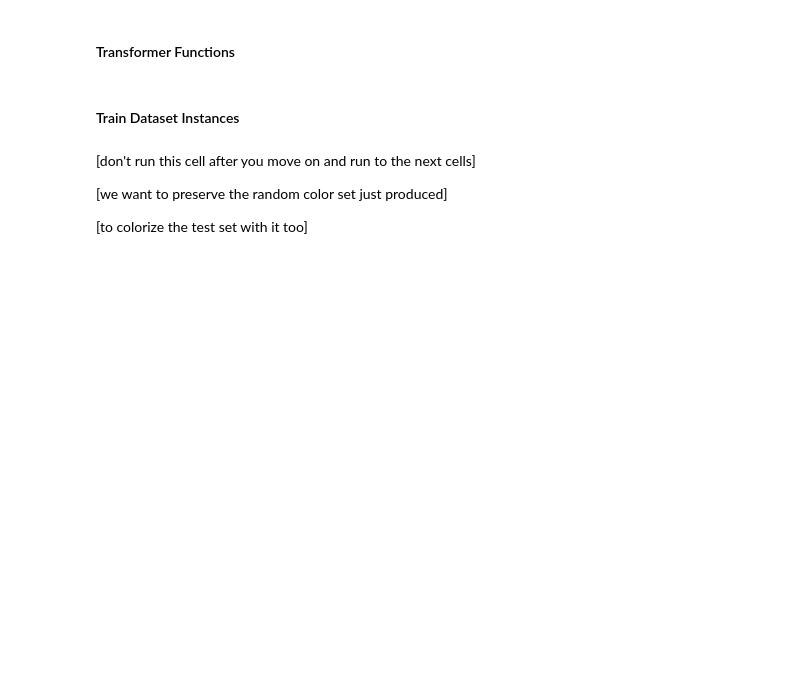
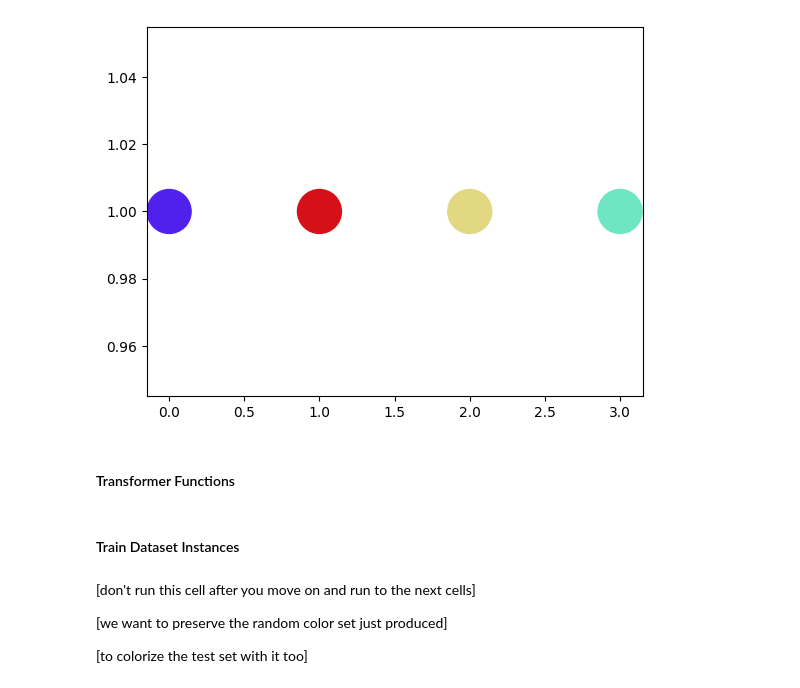
Before and after one commit to dawit-getahun-mengistu/ood-experiments, a Jupyter notebook: experiments/fashion-mnist/colorization_expt.ipynb, the cells around one changed output. Drawn from its saved outputs; the diff is of its cells as text; code cells hidden in the pictures; blank space fills up the shorter version.

Commit message:
fix: generate distinct random color & saving datasets and models before and after training

```diff
--- a/experiments/fashion-mnist/colorization_expt.ipynb
+++ b/experiments/fashion-mnist/colorization_expt.ipynb
@@ -37,3 +109,13 @@ def generate_random_color_set(length):
+# %%
+# Generate 10 random but distinct colors
+colors = generate_distinct_random_colors(4)
+
+# For matplotlib plotting:
+import matplotlib.pyplot as plt
+plt.scatter(np.arange(4), np.ones(4), c=colors, s=1000)
+plt.show()
+# %% [output]
+[figure, added]
 # %% [markdown]
 #### Transformer Functions
 # %%
```
Also changed, not shown: parts of 21 cells of this notebook.
